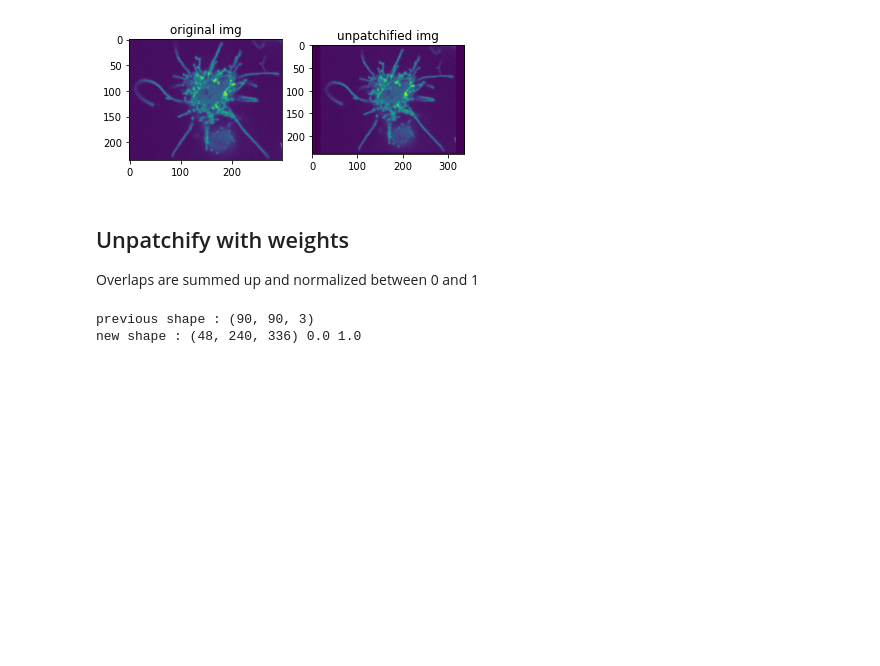
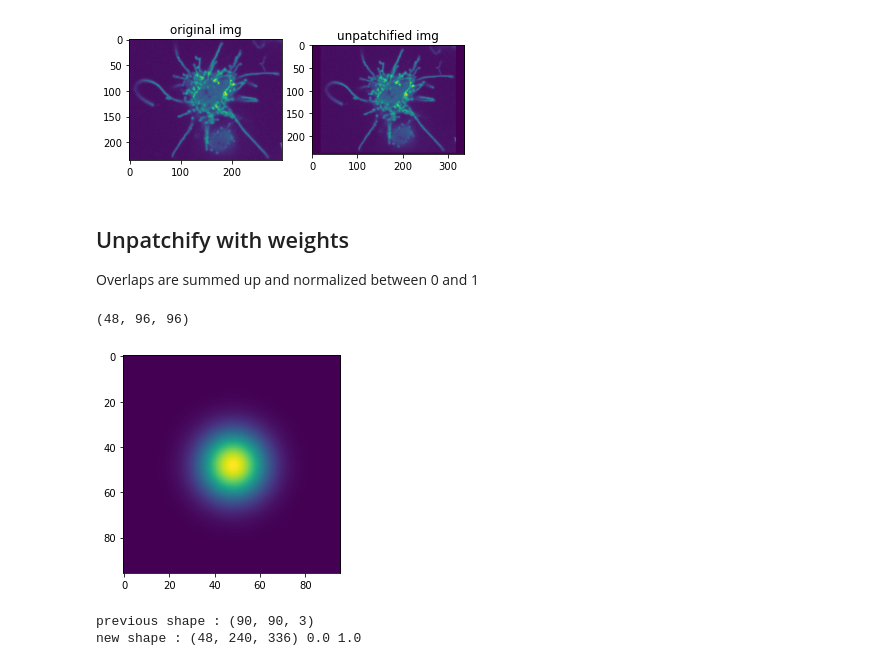
Before and after one commit to linum-uqam/carreno-cytonemes, a Jupyter notebook: notebooks/patchify_example.ipynb, the cells around one changed output. Saved outputs shown, nothing was run; the diff lists cells and outputs as text; code cells hidden in the pictures; blank space fills up the shorter version.

```diff
--- a/notebooks/patchify_example.ipynb
+++ b/notebooks/patchify_example.ipynb
@@ -204,6 +232,21 @@ new shape : (48, 240, 336)
 # %% [markdown]
 ## Unpatchify with weights
 Overlaps are summed up and normalized between 0 and 1
+# %%
+# first build the smoothing kernel
+sigma = 10.0     # width of kernel
+xax = np.arange(-48,48,1)   # coordinate arrays -- make sure they contain 0!
+yax = np.arange(-24,24,1)
+zax = np.arange(-48,48,1)
+xx, yy, zz = np.meshgrid(xax,yax,zax)
+kernel = np.exp(-(xx**2 + yy**2 + zz**2)/(2*sigma**2))
+
+print(kernel.shape)
+plt.imshow(kernel[kernel.shape[0] // 2])
+plt.show()
+# %% [output]
+(48, 96, 96)
+[figure, added]
 # %%
 plt.subplot(121)
 plt.imshow(x[slice])
```
Also changed, not shown: parts of 6 cells of this notebook, 8 other files.
